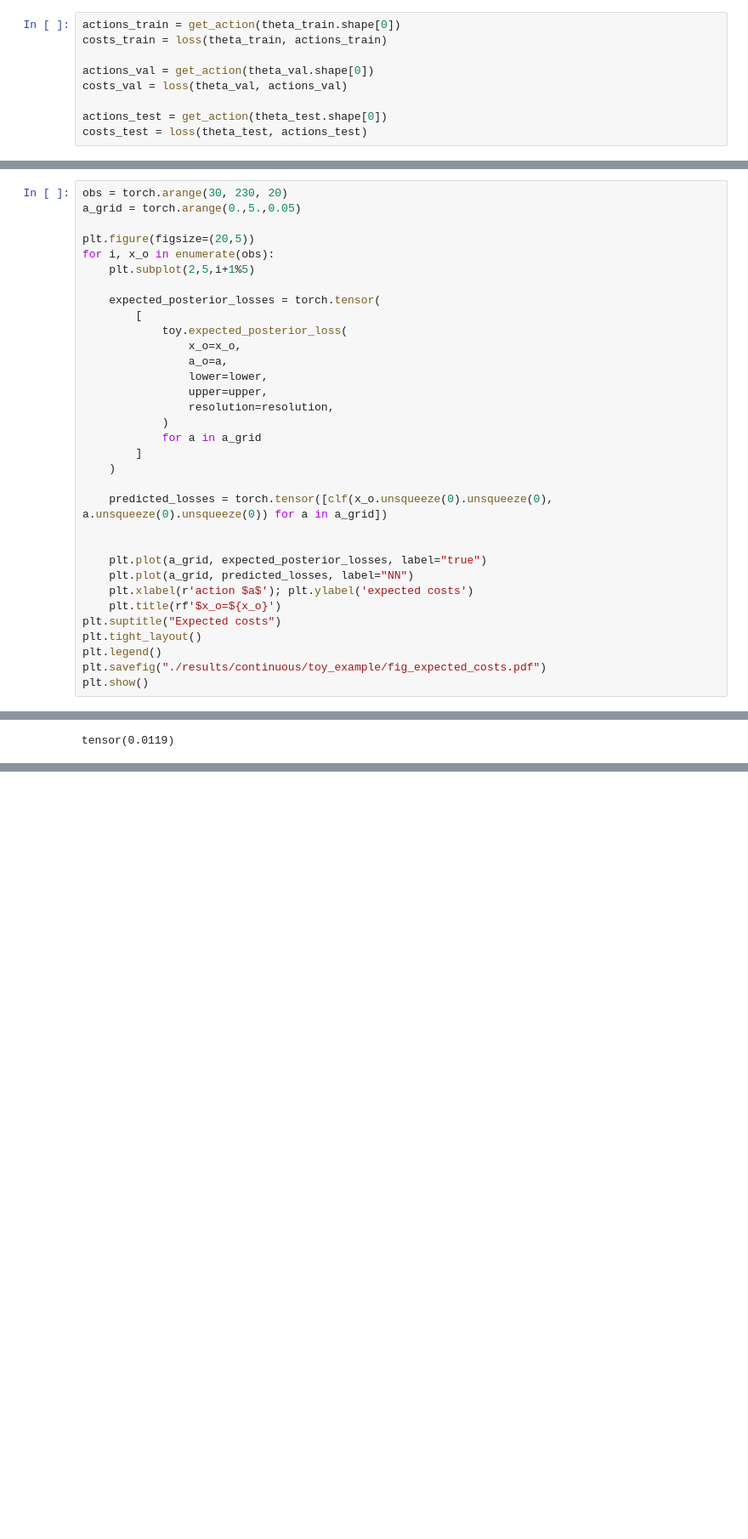
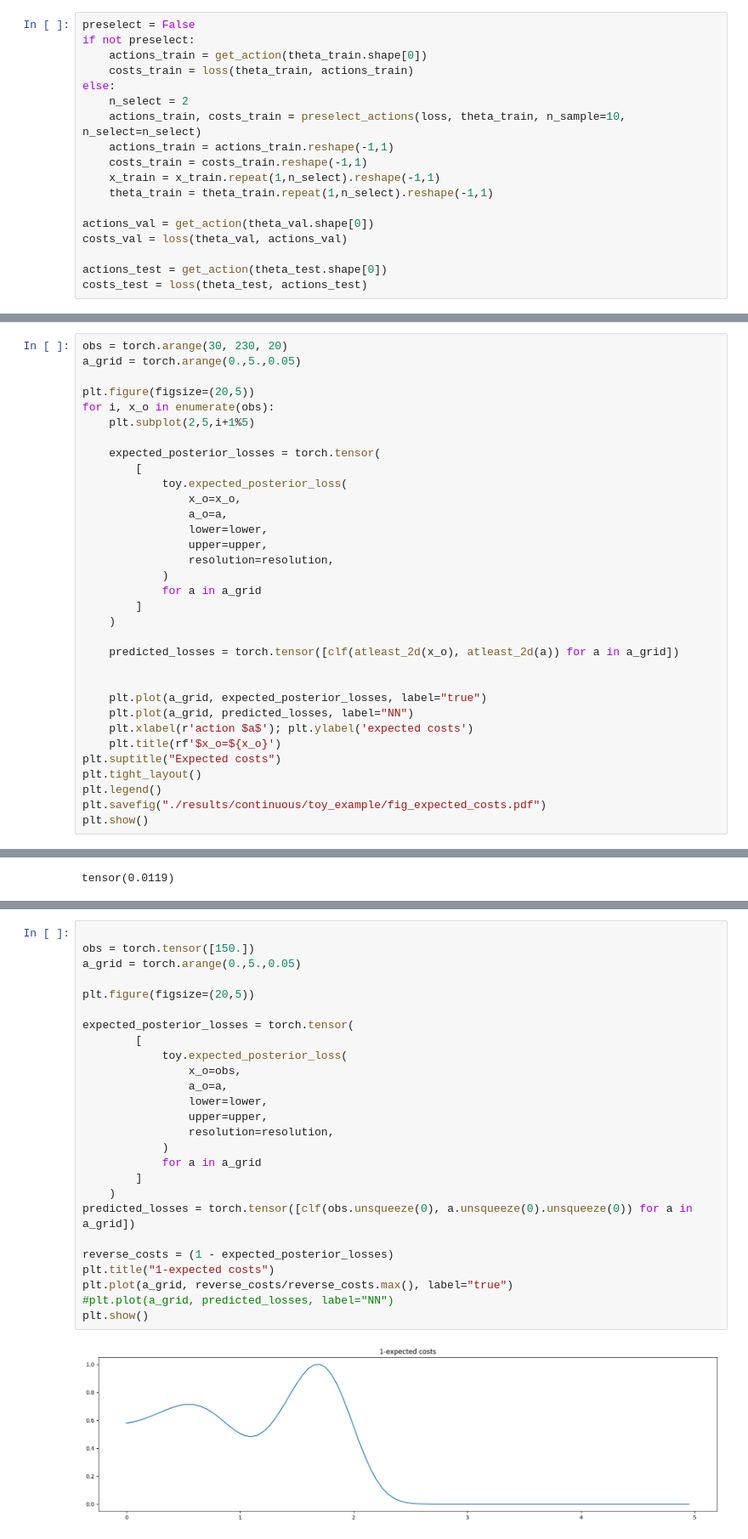
Before and after one commit to mackelab/amortized-decision-making, a Jupyter notebook: scripts/continous_toy_cont_action.ipynb, the cells around one changed output, grey strips where cells are left out. Shown at 85% size. Cells and saved outputs as stored; diff of their text form; blank space fills up the shorter version.

```diff
--- a/scripts/continous_toy_cont_action.ipynb
+++ b/scripts/continous_toy_cont_action.ipynb
@@ -99,6 +99,15 @@ sample random actions and
 # %%
-actions_train = get_action(theta_train.shape[0])
-costs_train = loss(theta_train, actions_train)
+preselect = False
+if not preselect:
+    actions_train = get_action(theta_train.shape[0])
+    costs_train = loss(theta_train, actions_train)
+else:
+    n_select = 2
+    actions_train, costs_train = preselect_actions(loss, theta_train, n_sample=10, n_select=n_select)
+    actions_train = actions_train.reshape(-1,1)
+    costs_train = costs_train.reshape(-1,1)
+    x_train = x_train.repeat(1,n_select).reshape(-1,1)
+    theta_train = theta_train.repeat(1,n_select).reshape(-1,1)
 
 actions_val = get_action(theta_val.shape[0])
 costs_val = loss(theta_val, actions_val)
@@ -251,7 +260,7 @@ for i, x_o in enumerate(obs):
         ]
     )
 
-    predicted_losses = torch.tensor([clf(x_o.unsqueeze(0).unsqueeze(0), a.unsqueeze(0).unsqueeze(0)) for a in a_grid])
+    predicted_losses = torch.tensor([clf(atleast_2d(x_o), atleast_2d(a)) for a in a_grid])
 
 
     plt.plot(a_grid, expected_posterior_losses, label="true")
@@ -313,0 +327,28 @@ tensor(0.0119)
+# %%
+
+obs = torch.tensor([150.])
+a_grid = torch.arange(0.,5.,0.05)
+
+plt.figure(figsize=(20,5))
+
+expected_posterior_losses = torch.tensor(
+        [
+            toy.expected_posterior_loss(
+                x_o=obs,
+                a_o=a,
+                lower=lower,
+                upper=upper,
+                resolution=resolution,
+            )
+            for a in a_grid
+        ]
+    )
+predicted_losses = torch.tensor([clf(obs.unsqueeze(0), a.unsqueeze(0).unsqueeze(0)) for a in a_grid])
+
+reverse_costs = (1 - expected_posterior_losses)
+plt.title("1-expected costs")
+plt.plot(a_grid, reverse_costs/reverse_costs.max(), label="true")
+#plt.plot(a_grid, predicted_losses, label="NN")
+plt.show()
+# %% [output]
+[figure, added]
```
Also changed, not shown: parts of 19 cells of this notebook.
